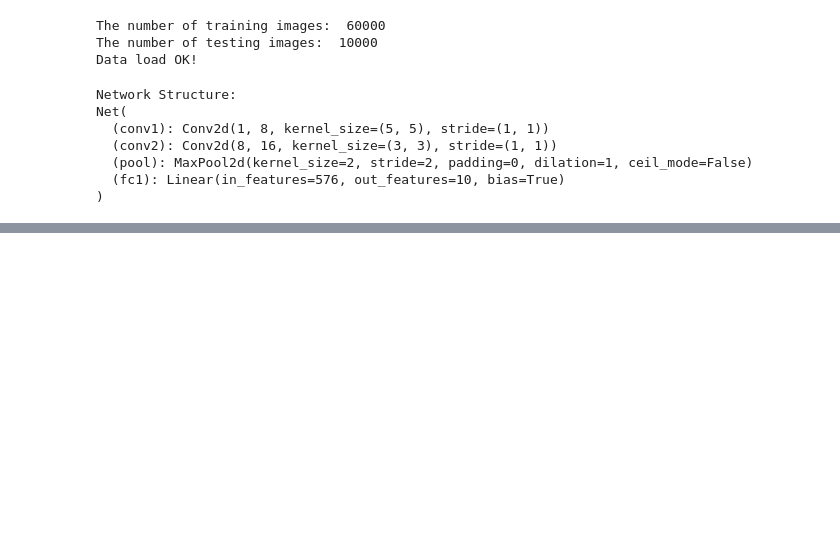
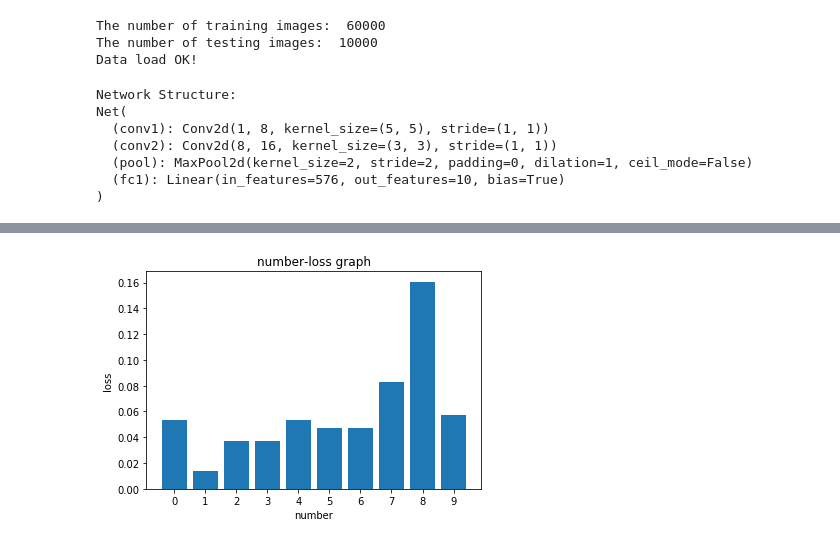
Before and after one commit to lood339/scratch-net, a Jupyter notebook: MNIST.ipynb, the cells around one changed output, grey strips where cells are left out. Cells and saved outputs as stored; diff of their text form; code cells hidden in the pictures; blank space fills up the shorter version.

```diff
--- a/MNIST.ipynb
+++ b/MNIST.ipynb
@@ -245,3 +295,17 @@ test_loss: 0.105
+# %%
+#visualize the result
+
+num = range(0,10)
+plt.bar(num, num_loss)
+
+plt.xlabel("number")
+plt.xticks(np.linspace(0,9,10))
+plt.ylabel("loss")
+plt.title("number-loss graph")
+
+plt.show()
+# %% [output]
+[figure, added]
 # %%
 # find incorrect detection result
 
```
Also changed, not shown: parts of 7 cells of this notebook.
